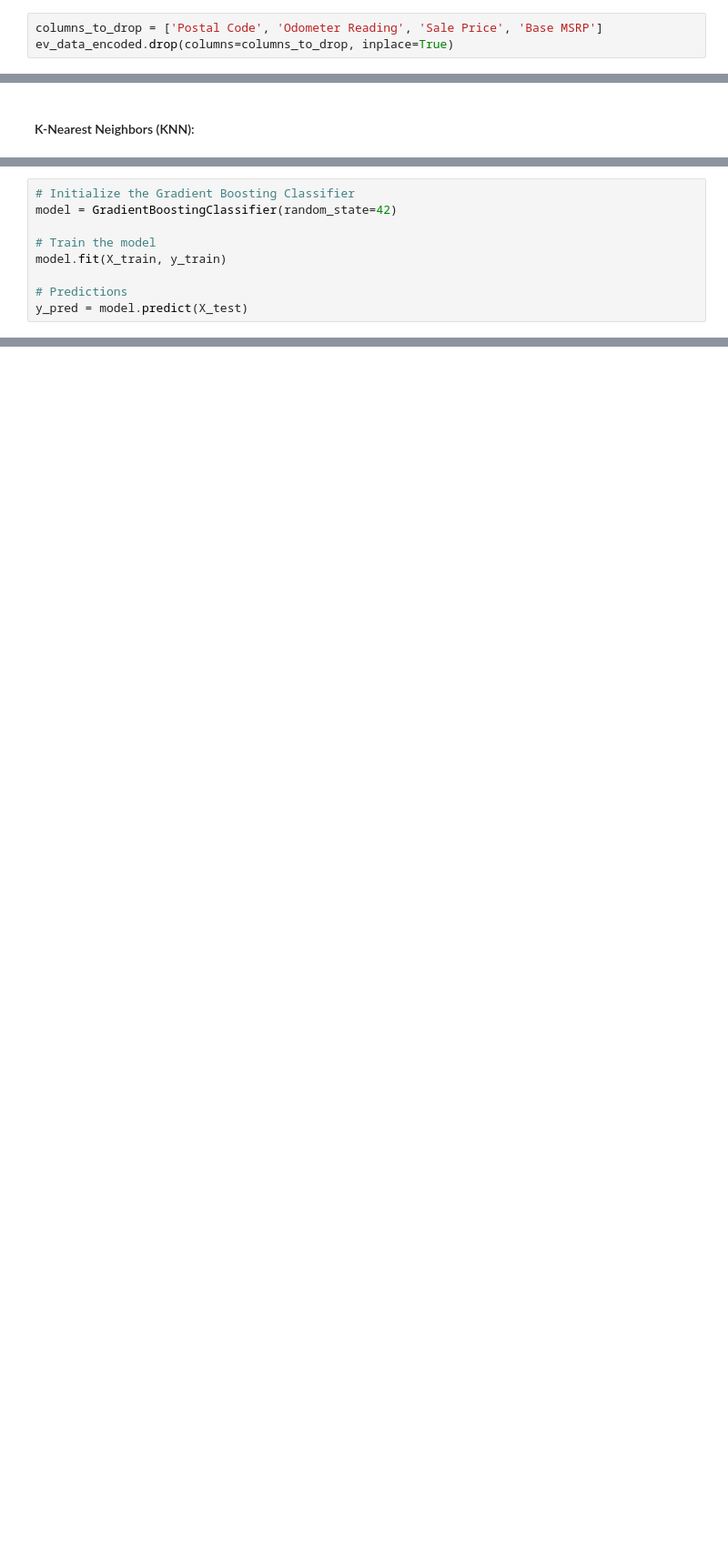
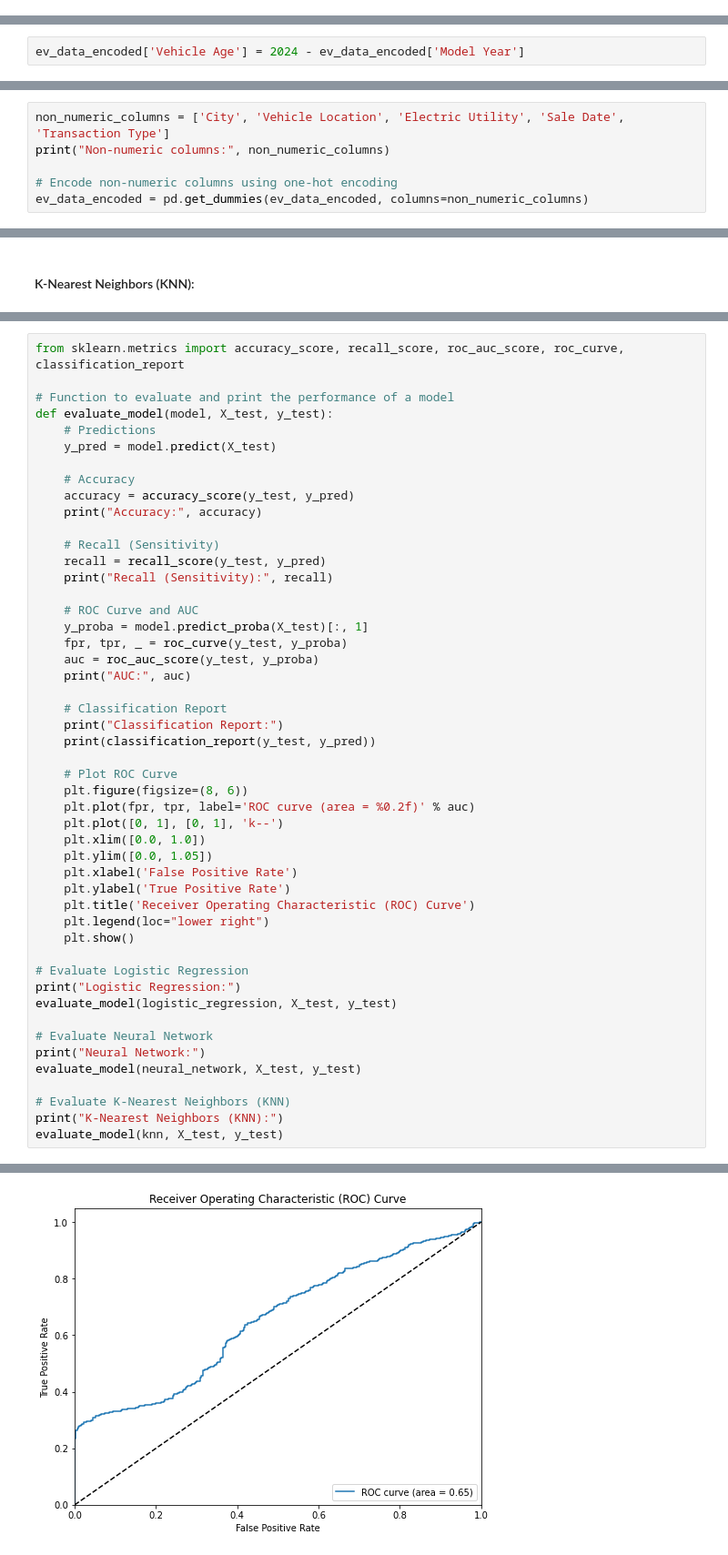
Before and after one commit to Ashahbazi90/Group_2_ADS_508, a Jupyter notebook: NewElectricVehiclesProject.ipynb, the cells around one changed output, grey strips where cells are left out. Shown: that part at 91% size. Saved outputs shown, nothing was run; the diff lists cells and outputs as text; blank space fills up the shorter version.

```diff
--- a/NewElectricVehiclesProject.ipynb
+++ b/NewElectricVehiclesProject.ipynb
@@ -832,3 +813,0 @@ Index(['Postal Code', 'Model Year', 'Electric Range', 'Base MSRP',
-# %%
-columns_to_drop = ['Postal Code', 'Odometer Reading', 'Sale Price', 'Base MSRP']
-ev_data_encoded.drop(columns=columns_to_drop, inplace=True)
@@ -925,0 +816,2 @@ X_train, X_test, y_train, y_test = train_test_split(X, y, test_size=0.2, random_
+# %%
+ev_data_encoded['Vehicle Age'] = 2024 - ev_data_encoded['Model Year']
@@ -925,0 +845,6 @@ X_train, X_test, y_train, y_test = train_test_split(X, y, test_size=0.2, random_
+# %%
+non_numeric_columns = ['City', 'Vehicle Location', 'Electric Utility', 'Sale Date', 'Transaction Type']
+print("Non-numeric columns:", non_numeric_columns)
+
+# Encode non-numeric columns using one-hot encoding
+ev_data_encoded = pd.get_dummies(ev_data_encoded, columns=non_numeric_columns)
@@ -936,9 +996,0 @@ X_train, X_test, y_train, y_test = train_test_split(X, y, test_size=0.2, random_
-# %%
-# Initialize the Gradient Boosting Classifier
-model = GradientBoostingClassifier(random_state=42)
-
-# Train the model
-model.fit(X_train, y_train)
-
-# Predictions
-y_pred = model.predict(X_test)
@@ -998,0 +1016,50 @@ Please also refer to the documentation for alternative solver options:
+# %%
+from sklearn.metrics import accuracy_score, recall_score, roc_auc_score, roc_curve, classification_report
+
+# Function to evaluate and print the performance of a model
+def evaluate_model(model, X_test, y_test):
+    # Predictions
+    y_pred = model.predict(X_test)
+
+    # Accuracy
+    accuracy = accuracy_score(y_test, y_pred)
+    print("Accuracy:", accuracy)
+
+    # Recall (Sensitivity)
+    recall = recall_score(y_test, y_pred)
+    print("Recall (Sensitivity):", recall)
+
+    # ROC Curve and AUC
+    y_proba = model.predict_proba(X_test)[:, 1]
+    fpr, tpr, _ = roc_curve(y_test, y_proba)
+    auc = roc_auc_score(y_test, y_proba)
+    print("AUC:", auc)
+
+    # Classification Report
+    print("Classification Report:")
+    print(classification_report(y_test, y_pred))
+
+    # Plot ROC Curve
+    plt.figure(figsize=(8, 6))
+    plt.plot(fpr, tpr, label='ROC curve (area = %0.2f)' % auc)
+    plt.plot([0, 1], [0, 1], 'k--')
+    plt.xlim([0.0, 1.0])
+    plt.ylim([0.0, 1.05])
+    plt.xlabel('False Positive Rate')
+    plt.ylabel('True Positive Rate')
+    plt.title('Receiver Operating Characteristic (ROC) Curve')
+    plt.legend(loc="lower right")
+    plt.show()
+
+# Evaluate Logistic Regression
+print("Logistic Regression:")
+evaluate_model(logistic_regression, X_test, y_test)
+
+# Evaluate Neural Network
+print("Neural Network:")
+evaluate_model(neural_network, X_test, y_test)
+
+# Evaluate K-Nearest Neighbors (KNN)
+print("K-Nearest Neighbors (KNN):")
+evaluate_model(knn, X_test, y_test)
+# %% [output]
@@ -998,0 +1079 @@ Please also refer to the documentation for alternative solver options:
+[figure, added]
```
Also changed, not shown: parts of 36 cells of this notebook.
